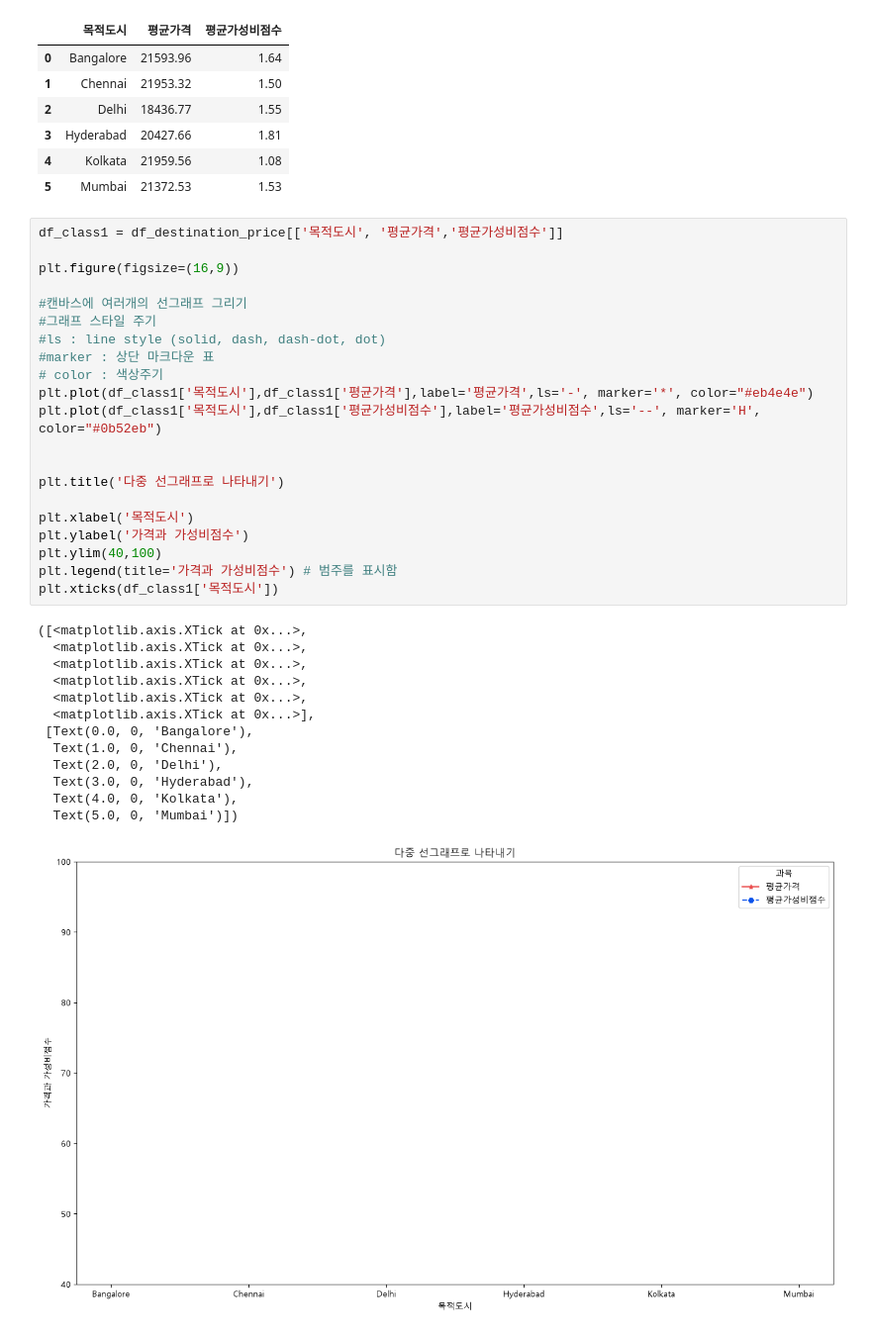
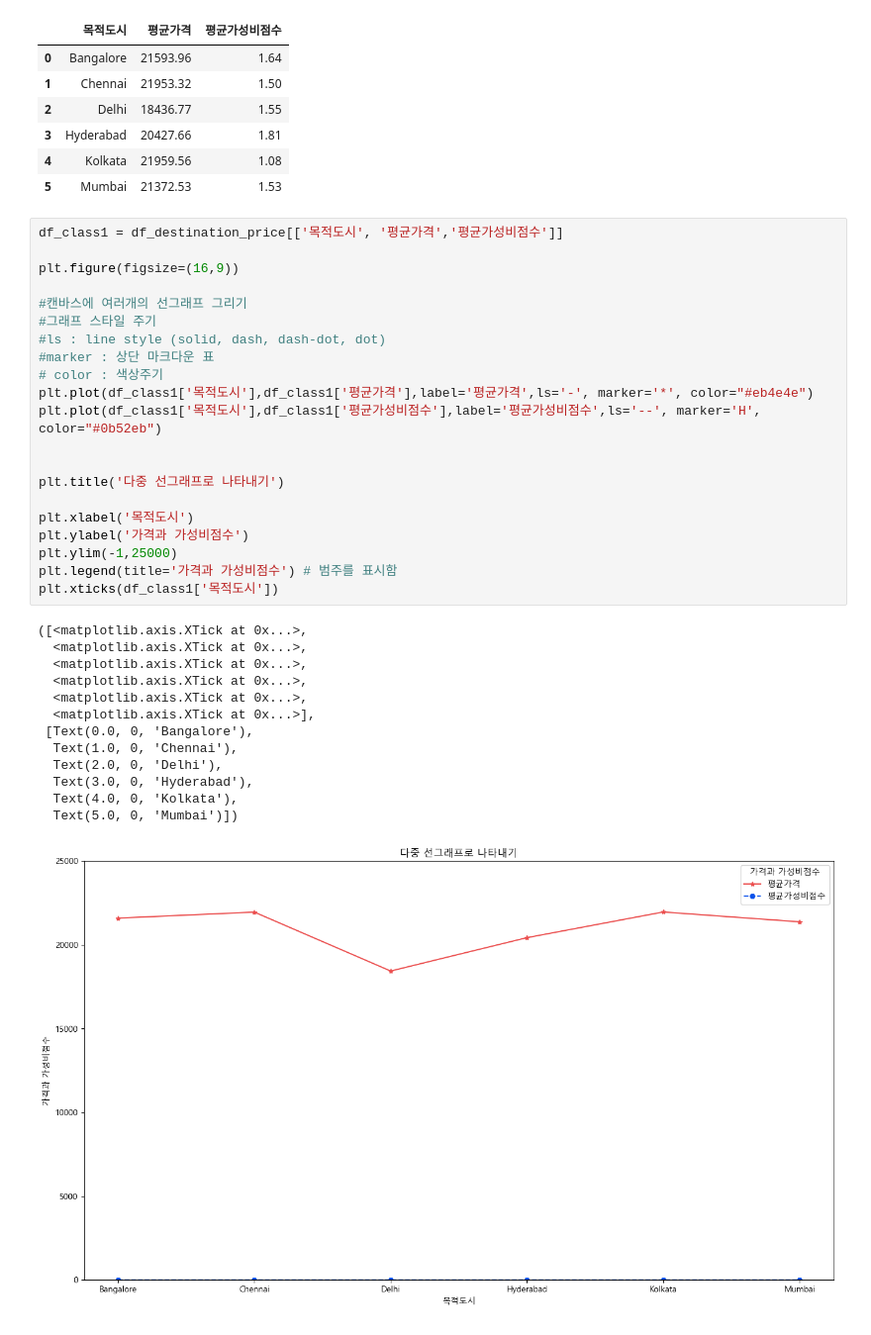
Before and after one commit to JongJin-Choi/python_aice, a Jupyter notebook: flight_predict.ipynb, the cells around one changed output. Shown at 99% size. Drawn from its saved outputs; the diff is of its cells as text.

```diff
--- a/flight_predict.ipynb
+++ b/flight_predict.ipynb
@@ -329,32 +329,32 @@ df_class1 = df_destination_price[['목적도시', '평균가격','평균가성
 plt.figure(figsize=(16,9))
 
 #캔바스에 여러개의 선그래프 그리기
 #그래프 스타일 주기
 #ls : line style (solid, dash, dash-dot, dot)
 #marker : 상단 마크다운 표
 # color : 색상주기
 plt.plot(df_class1['목적도시'],df_class1['평균가격'],label='평균가격',ls='-', marker='*', color="#eb4e4e")
 plt.plot(df_class1['목적도시'],df_class1['평균가성비점수'],label='평균가성비점수',ls='--', marker='H', color="#0b52eb")
 
 
 plt.title('다중 선그래프로 나타내기')
 
 plt.xlabel('목적도시')
 plt.ylabel('가격과 가성비점수')
-plt.ylim(40,100)
+plt.ylim(-1,25000)
 plt.legend(title='가격과 가성비점수') # 범주를 표시함
 plt.xticks(df_class1['목적도시'])
 # %% [output]
 ([<matplotlib.axis.XTick at 0x...>,
   <matplotlib.axis.XTick at 0x...>,
   <matplotlib.axis.XTick at 0x...>,
   <matplotlib.axis.XTick at 0x...>,
   <matplotlib.axis.XTick at 0x...>,
   <matplotlib.axis.XTick at 0x...>],
  [Text(0.0, 0, 'Bangalore'),
   Text(1.0, 0, 'Chennai'),
   Text(2.0, 0, 'Delhi'),
   Text(3.0, 0, 'Hyderabad'),
   Text(4.0, 0, 'Kolkata'),
   Text(5.0, 0, 'Mumbai')])
-[figure, old version]
+[figure, new version]
```
Also changed, not shown: parts of 1 cell of this notebook.
